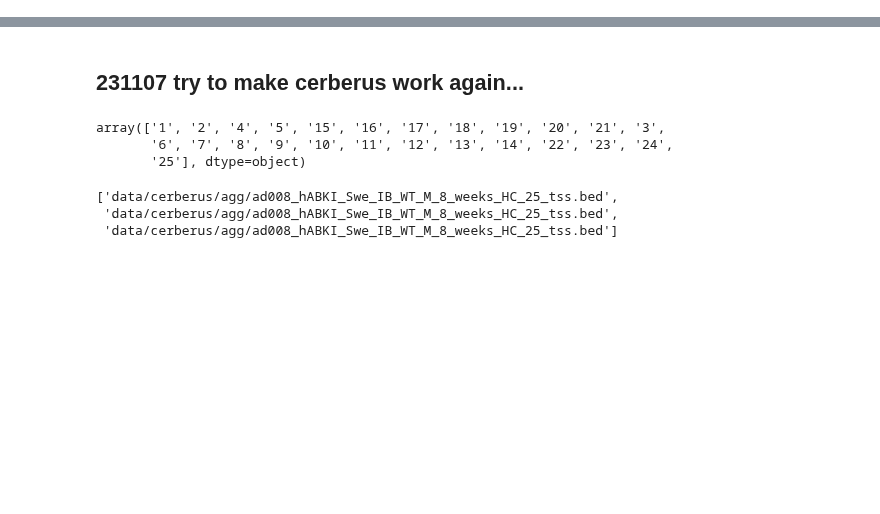
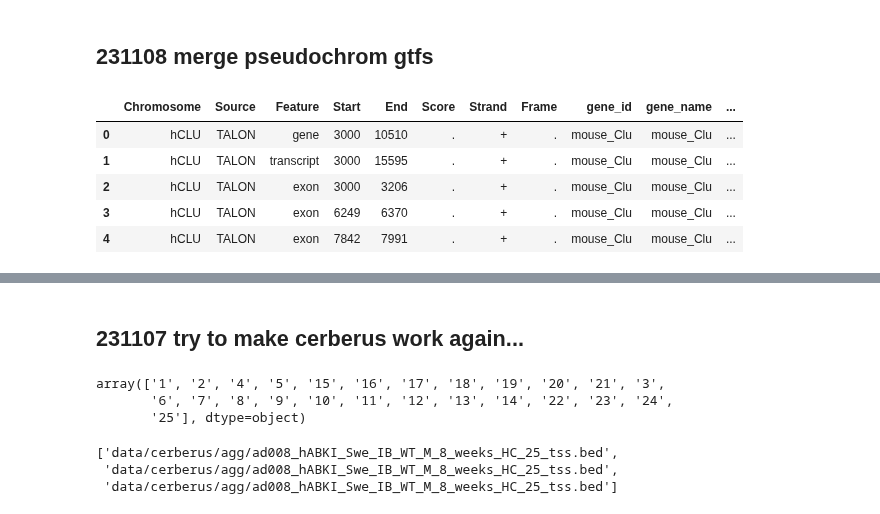
Before and after one commit to gfilimban/modelad_pipeline, a Jupyter notebook: proc_update/snakemake_dev.ipynb, the cells around one changed output, grey strips where cells are left out. Drawn from its saved outputs; the diff is of its cells as text; code cells hidden in the pictures; blank space fills up the shorter version.

```diff
--- a/proc_update/snakemake_dev.ipynb
+++ b/proc_update/snakemake_dev.ipynb
@@ -18,3 +19,21 @@ from sm_utils import *
 config_file = 'config.yml'
 with open(config_file) as f:
     config = yaml.safe_load(f)
+# %% [markdown]
+## 231108 merge pseudochrom gtfs
+# %%
+mouse_gtf = 'ref/pseudochrom/hCLU/Clu/Clu_fmt.gtf'
+human_gtf = 'human_ref/pseudochrom/hCLU/CLU/CLU_fmt.gtf'
+pseudochrom = 'hCLU'
+# %%
+m_df = pr.read_gtf(mouse_gtf).df
+h_df = pr.read_gtf(human_gtf).df
+# %%
+m_df.head()
+# %% [output]
+|  | Chromosome | Source | Feature | Start | End | Score | Strand | Frame | gene_id | gene_name | ... |
+| 0 | hCLU | TALON | gene | 3000 | 10510 | . | + | . | mouse_Clu | mouse_Clu | ... |
+| 1 | hCLU | TALON | transcript | 3000 | 15595 | . | + | . | mouse_Clu | mouse_Clu | ... |
+| 2 | hCLU | TALON | exon | 3000 | 3206 | . | + | . | mouse_Clu | mouse_Clu | ... |
+| 3 | hCLU | TALON | exon | 6249 | 6370 | . | + | . | mouse_Clu | mouse_Clu | ... |
+| 4 | hCLU | TALON | exon | 7842 | 7991 | . | + | . | mouse_Clu | mouse_Clu | ... |
```
Also changed, not shown: parts of 5 cells of this notebook, 2 other files.
